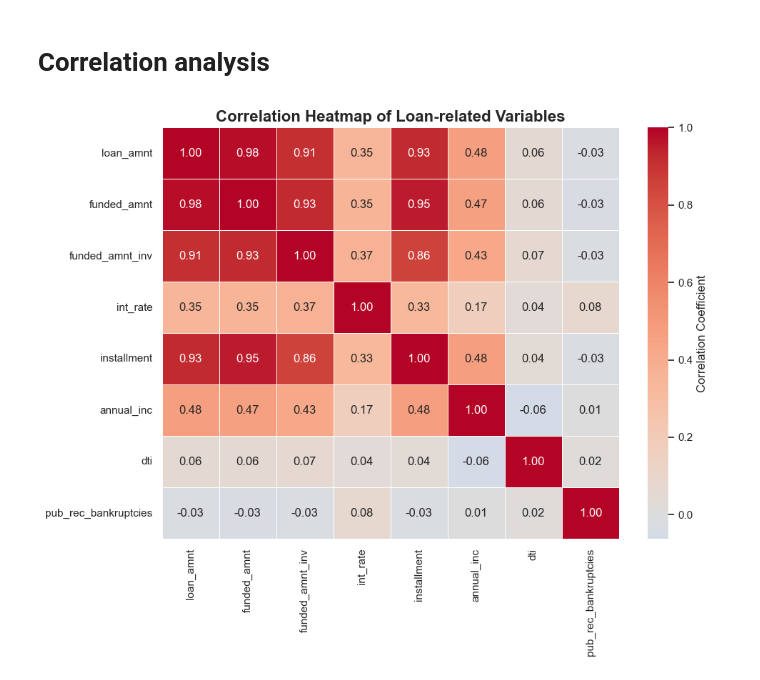
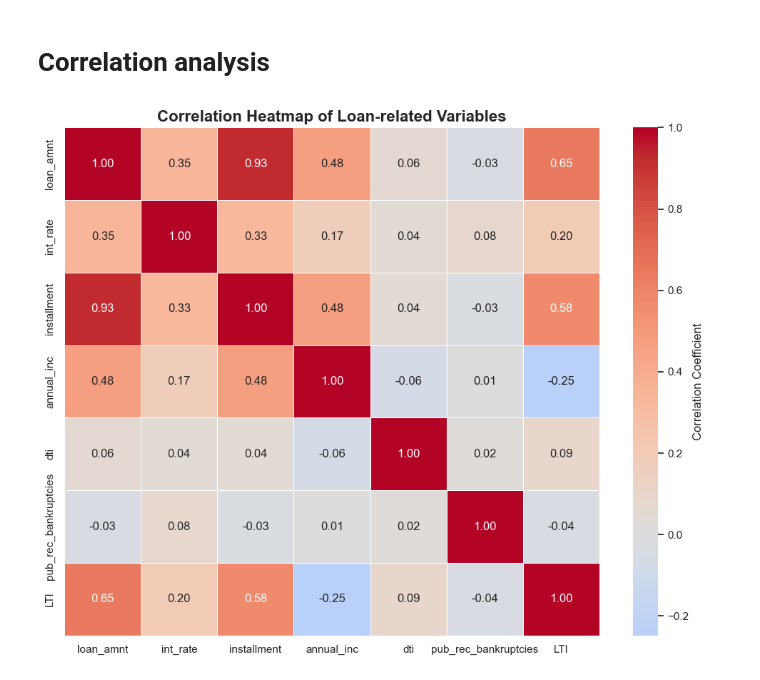
Before and after one commit to vijaykumar-qait/LendingClubCaseStudy, a Jupyter notebook: Vijay_Kumar.ipynb, the cells around one changed output. Cells and saved outputs as stored; diff of their text form; code cells hidden in the pictures.

```diff
--- a/Vijay_Kumar.ipynb
+++ b/Vijay_Kumar.ipynb
@@ -717,0 +772,23 @@ plt.show()
+# %%
+# Plotting the purpose of loan with charged off
+grade_order = ['A', 'B', 'C', 'D', 'E', 'F', 'G']
+df1['grade'] = pd.Categorical(df1['grade'], categories=grade_order, ordered=True)
+df_charged_off['grade'] = pd.Categorical(df_charged_off['grade'], categories=grade_order, ordered=True)
+
+# Plot 1: Grade Distribution for All Loans
+plt.figure(figsize=(12, 6))
+sns.histplot(df1['grade'], kde=False, color='blue')  # No 'hue_order' needed
+plt.title("Grade Distribution For All Loans", fontsize=14)
+plt.xlabel("Grade", fontsize=12)
+plt.ylabel("Frequency", fontsize=12)
+plt.tight_layout()
+plt.show()
+
+# Plot 2: Grade Distribution for Charged Off Loans
+plt.figure(figsize=(12, 6))
+sns.histplot(df_charged_off['grade'], kde=False, color='red')  # No 'hue_order' needed
+plt.title("Grade Distribution For Charged Off Loans", fontsize=14)
+plt.xlabel("Grade", fontsize=12)
+plt.ylabel("Frequency", fontsize=12)
+plt.tight_layout()
+plt.show()
@@ -1014,32 +1090,32 @@ plt.show()
 # %%
 # Select the relevant numeric columns for correlation analysis
 numeric_columns = [
-    'loan_amnt', 'funded_amnt', 'funded_amnt_inv', 'int_rate',
-    'installment', 'annual_inc', 'dti', 'pub_rec_bankruptcies'
+    'loan_amnt', 'int_rate',
+    'installment', 'annual_inc', 'dti', 'pub_rec_bankruptcies', 'LTI'
 ]
 
 # Compute the correlation matrix
 corr_matrix = df_charged_off[numeric_columns].corr()
 
 # Set up the matplotlib figure
 plt.figure(figsize=(10, 8))
 
 # Draw the heatmap with correlation matrix
 sns.heatmap(
     corr_matrix,
     annot=True,       # Annotate with correlation coefficients
     cmap='coolwarm',  # Color map for correlation values
     center=0,         # Set the center at 0 for better visualization
     linewidths=0.5,   # Add line between cells
     fmt='.2f',        # Format for the correlation coefficient
     cbar_kws={'label': 'Correlation Coefficient'}  # Label for the color bar
 )
 
 # Title for the heatmap
 plt.title("Correlation Heatmap of Loan-related Variables", fontsize=16, weight='bold')
 
 # Show the plot
 plt.tight_layout()
 plt.show()
 # %% [output]
-[figure, old version]
+[figure, new version]
```
Also changed, not shown: parts of 8 cells of this notebook.
